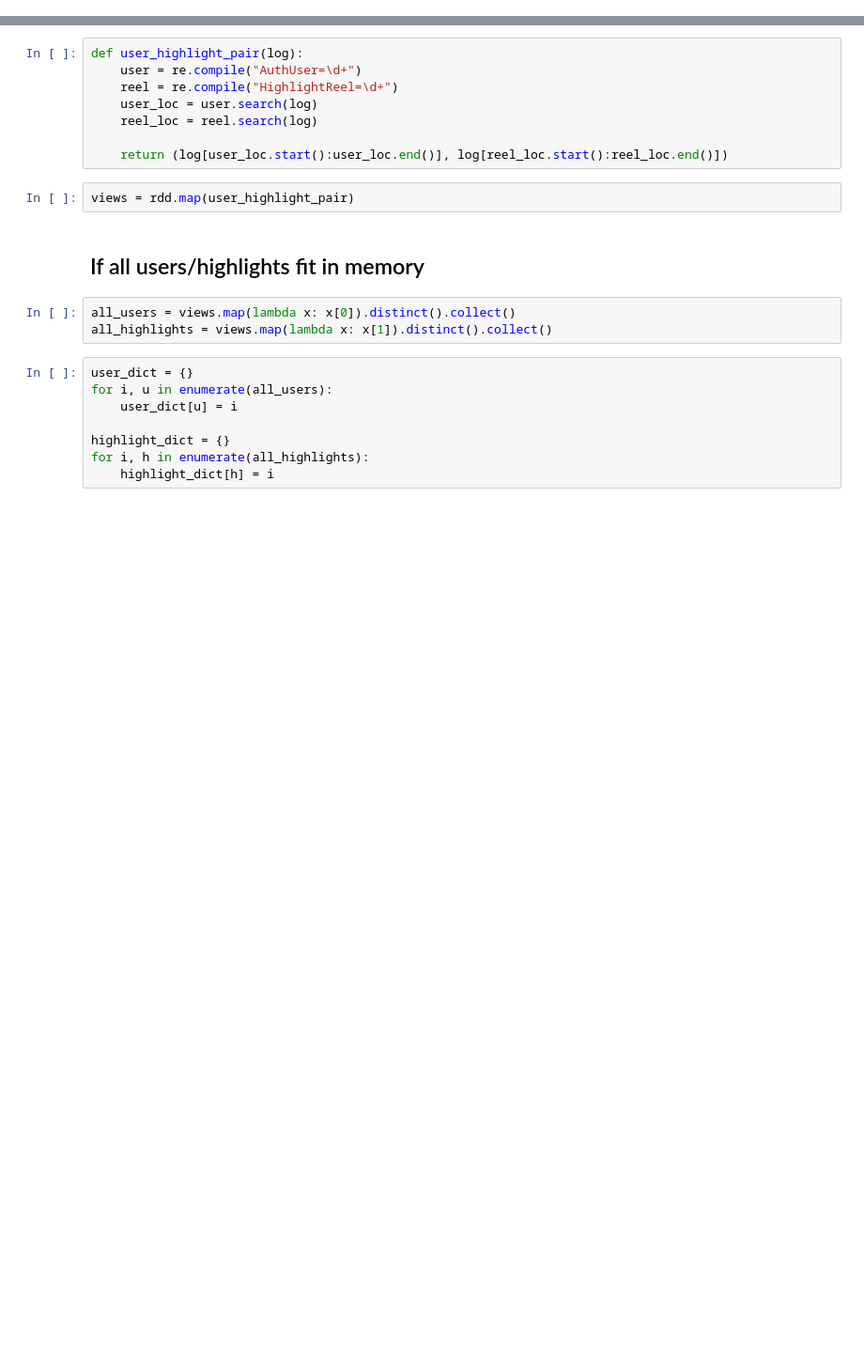
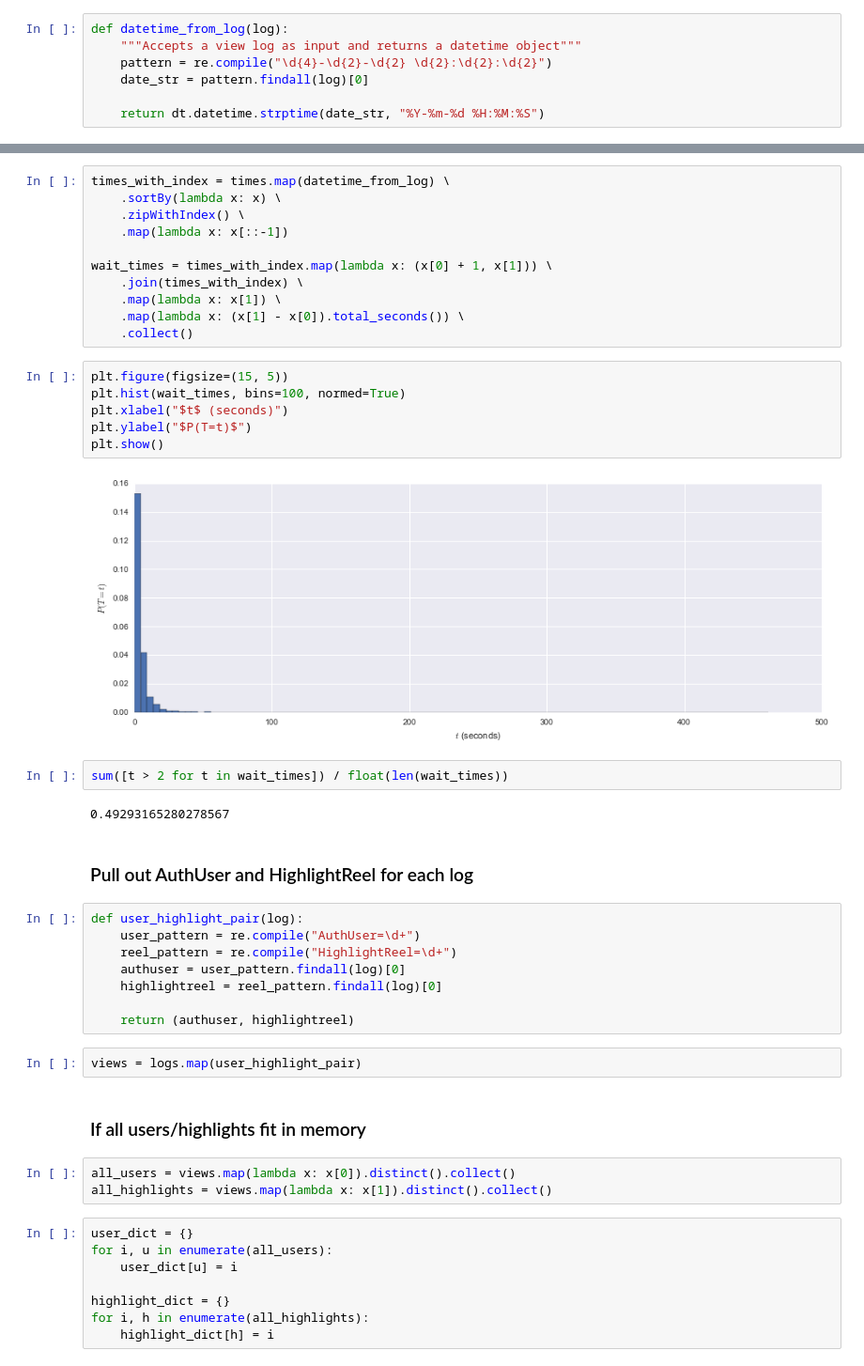
Before and after one commit to jbencook/pyspark-for-data-science, a Jupyter notebook: collaborative-filtering/collaborative-filtering.ipynb, the cells around one changed output, grey strips where cells are left out. Shown at 94% size. Saved outputs shown, nothing was run; the diff lists cells and outputs as text; blank space fills up the shorter version.

```diff
--- a/collaborative-filtering/collaborative-filtering.ipynb
+++ b/collaborative-filtering/collaborative-filtering.ipynb
@@ -5,0 +200,7 @@ rdd = sc.textFile("/Users/bencook/Desktop/pyspark-workshop-data/")
+# %%
+def datetime_from_log(log):
+    """Accepts a view log as input and returns a datetime object"""
+    pattern = re.compile("\d{4}-\d{2}-\d{2} \d{2}:\d{2}:\d{2}")
+    date_str = pattern.findall(log)[0]
+
+    return dt.datetime.strptime(date_str, "%Y-%m-%d %H:%M:%S")
@@ -6,15 +302,40 @@ rdd = sc.textFile("/Users/bencook/Desktop/pyspark-workshop-data/")
+# %%
+times_with_index = times.map(datetime_from_log) \
+    .sortBy(lambda x: x) \
+    .zipWithIndex() \
+    .map(lambda x: x[::-1])
+
+wait_times = times_with_index.map(lambda x: (x[0] + 1, x[1])) \
+    .join(times_with_index) \
+    .map(lambda x: x[1]) \
+    .map(lambda x: (x[1] - x[0]).total_seconds()) \
+    .collect()
+# %%
+plt.figure(figsize=(15, 5))
+plt.hist(wait_times, bins=100, normed=True)
+plt.xlabel("$t$ (seconds)")
+plt.ylabel("$P(T=t)$")
+plt.show()
+# %% [output]
+[figure, added]
+# %%
+sum([t > 2 for t in wait_times]) / float(len(wait_times))
+# %% [output]
+0.49293165280278567
+# %% [markdown]
+### Pull out AuthUser and HighlightReel for each log
 # %%
 def user_highlight_pair(log):
-    user = re.compile("AuthUser=\d+")
-    reel = re.compile("HighlightReel=\d+")
-    user_loc = user.search(log)
-    reel_loc = reel.search(log)
+    user_pattern = re.compile("AuthUser=\d+")
+    reel_pattern = re.compile("HighlightReel=\d+")
+    authuser = user_pattern.findall(log)[0]
+    highlightreel = reel_pattern.findall(log)[0]
 
-    return (log[user_loc.start():user_loc.end()], log[reel_loc.start():reel_loc.end()])
+    return (authuser, highlightreel)
 # %%
-views = rdd.map(user_highlight_pair)
+views = logs.map(user_highlight_pair)
 # %% [markdown]
-## If all users/highlights fit in memory
+### If all users/highlights fit in memory
 # %%
 all_users = views.map(lambda x: x[0]).distinct().collect()
 all_highlights = views.map(lambda x: x[1]).distinct().collect()
```
Also changed, not shown: parts of 64 cells of this notebook.
